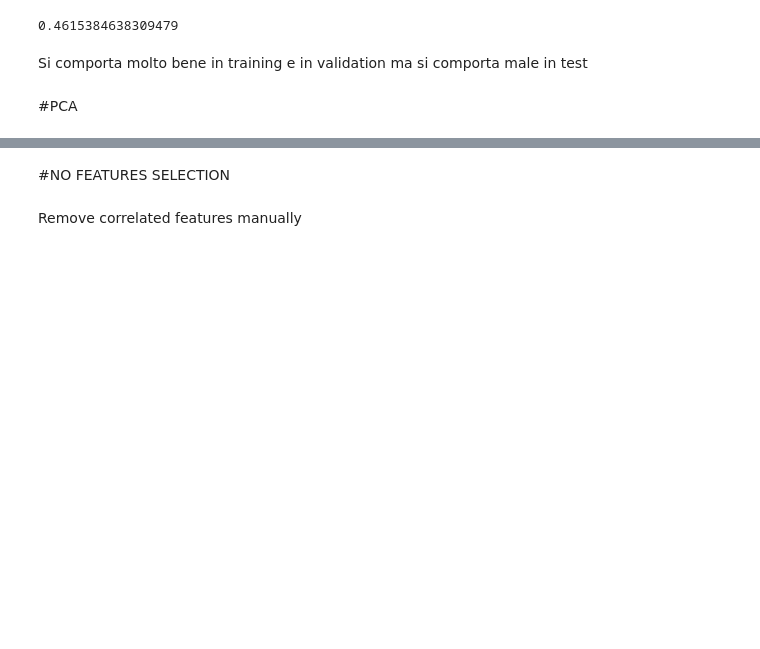
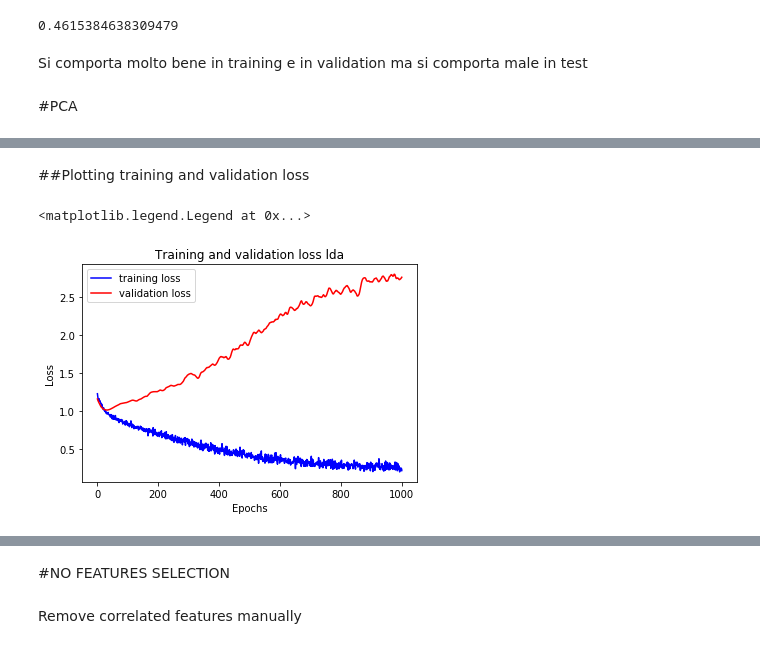
Before and after one commit to leonardoub/SCRIPT_PALERMO, a Jupyter notebook: classification/Classification_NO_kfold.ipynb, the cells around one changed output, grey strips where cells are left out. Cells and saved outputs as stored; diff of their text form; code cells hidden in the pictures; blank space fills up the shorter version.

```diff
--- a/classification/Classification_NO_kfold.ipynb
+++ b/classification/Classification_NO_kfold.ipynb
@@ -271,0 +280,4 @@ Si comporta molto bene in training e in validation ma si comporta male in test
+# %%
+one_hot_train_labels = to_categorical(train_labels_dec)
+one_hot_val_labels = to_categorical(val_labels_dec)
+one_hot_test_labels = to_categorical(test_labels_dec)
@@ -271,0 +304,15 @@ Si comporta molto bene in training e in validation ma si comporta male in test
+# %%
+def build_model():
+  model = keras.models.Sequential()
+  model.add(layers.Dense(30, activation='relu', input_shape=(9,), kernel_regularizer=regularizers.l2(l=0.001)))
+  model.add(layers.Dropout(0.2))
+  model.add(layers.Dense(30, activation='relu', kernel_regularizer=regularizers.l2(l=0.001)))
+  #model.add(layers.Dropout(0.1))
+
+  model.add(layers.Dense(3, activation='softmax'))
+
+  sgd = SGD(lr=0.01, momentum=0.9)
+  adam = Adam(lr=0.001, beta_1=0.9, beta_2=0.999, amsgrad=False)
+
+  model.compile(optimizer=adam, loss='categorical_crossentropy', metrics=['accuracy'])
+  return model
@@ -271,0 +329,12 @@ Si comporta molto bene in training e in validation ma si comporta male in test
+# %%
+num_epochs = 1000
+
+model = build_model()
+history = model.fit(train_data_stand_pca, one_hot_train_labels, validation_data=(val_data_stand_pca, one_hot_val_labels),
+                      epochs= num_epochs, batch_size=105)
+
+
+acc_history = history.history['acc']
+loss_history = history.history['loss']
+acc_val_history = history.history['val_acc']
+loss_val_history = history.history['val_loss']
@@ -271,0 +359,2 @@ Si comporta molto bene in training e in validation ma si comporta male in test
+# %% [markdown]
+##Plotting training and validation loss
@@ -271,0 +363,12 @@ Si comporta molto bene in training e in validation ma si comporta male in test
+# %%
+epochs = range(1, num_epochs+1)
+# %%
+plt.plot(epochs, loss_history, 'b', label='training loss')
+plt.plot(epochs, loss_val_history, 'r', label='validation loss')
+plt.title('Training and validation loss lda')
+plt.xlabel('Epochs')
+plt.ylabel('Loss')
+plt.legend()
+# %% [output]
+<matplotlib.legend.Legend at 0x...>
+[figure, added]
```
Also changed, not shown: parts of 37 cells of this notebook.
